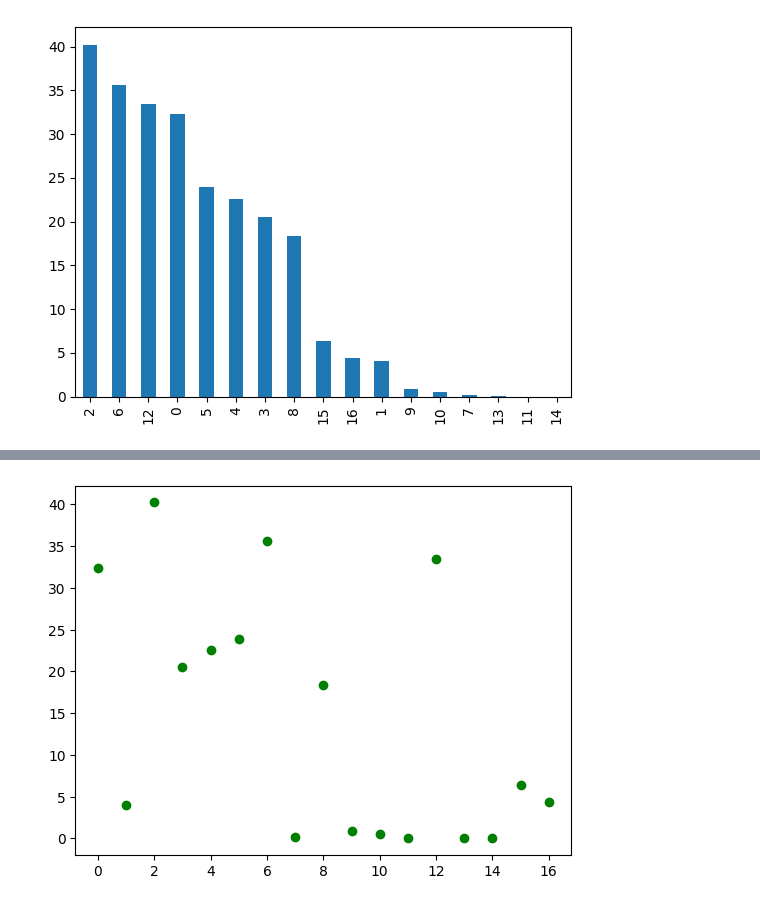
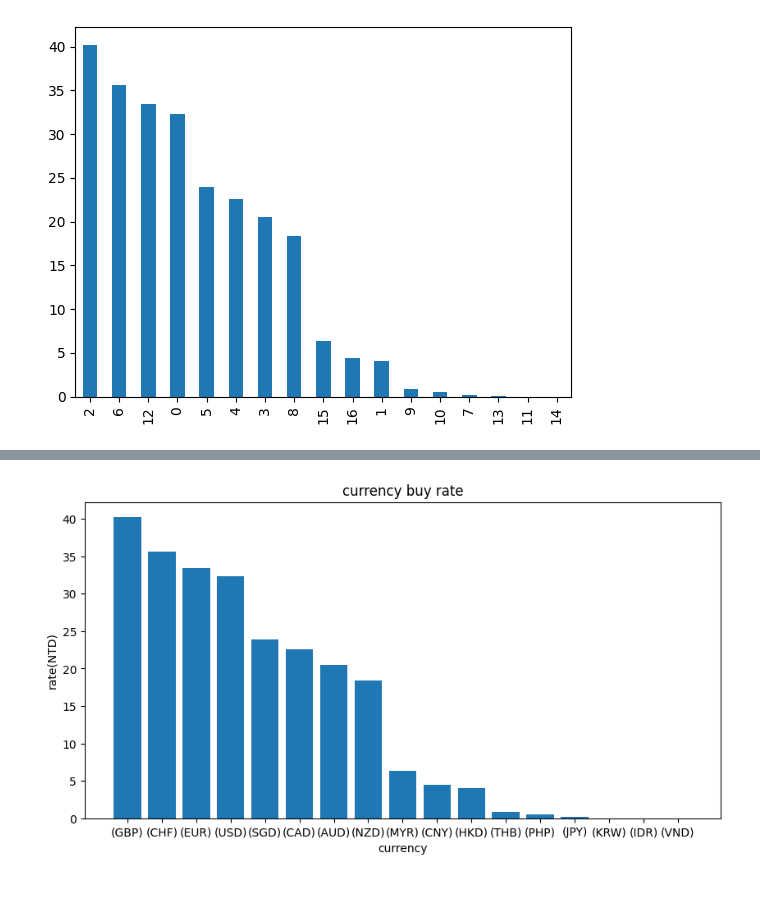
Before and after one commit to shuya152/python_analysis, a Jupyter notebook: lesson6_2.ipynb, the cells around one changed output, grey strips where cells are left out. Cells and saved outputs as stored; diff of their text form; code cells hidden in the pictures.

```diff
--- a/lesson6_2.ipynb
+++ b/lesson6_2.ipynb
@@ -161,9 +182,12 @@ plt.show()
 # %%
 import matplotlib.pyplot as plt
 # 1.製作figure
-fig = plt.figure()
+fig = plt.figure(figsize=(10, 5))
 ax_1 = fig.add_subplot(1, 1, 1)
-ax_1.plot(df['現金買入'],'go')
+ax_1.bar(df['幣別'].apply(lambda x: x.split()[-1]),df['現金買入'])
+ax_1.set_title('currency buy rate')
+ax_1.set_xlabel('currency')
+ax_1.set_ylabel('rate(NTD)')
 plt.show()
 # %% [output]
-[figure, old version]
+[figure, new version]
```
Also changed, not shown: parts of 1 cell of this notebook.
